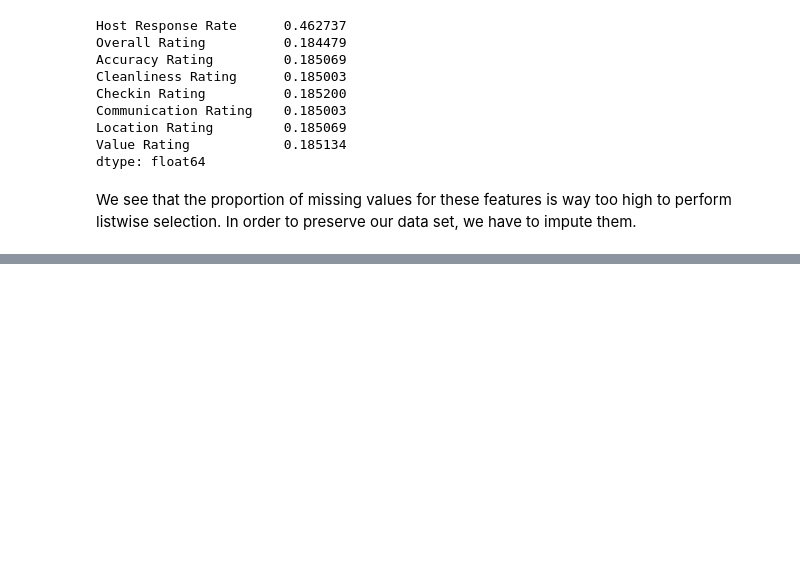
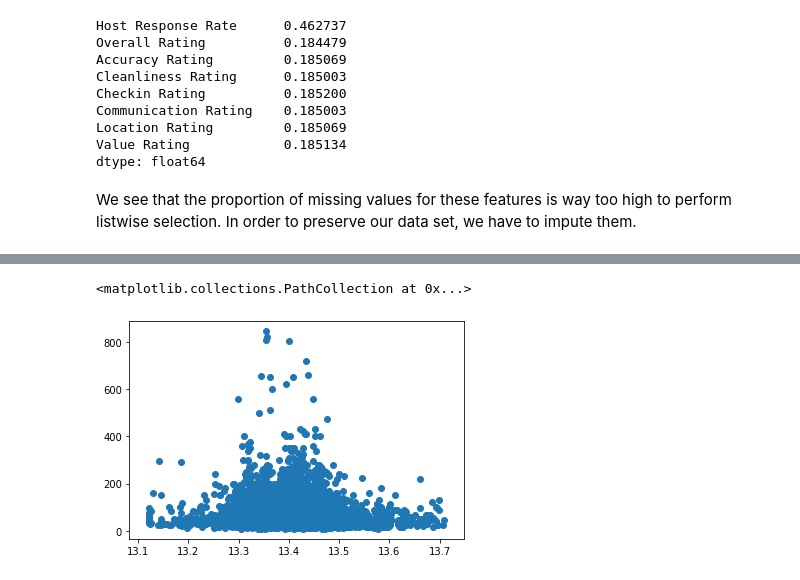
Before and after one commit to paulberard/airbnb-price-prediction-model, a Jupyter notebook: notebooks/paul/Airbnb-Price-Prediction-Paul.ipynb, the cells around one changed output, grey strips where cells are left out. Saved outputs shown, nothing was run; the diff lists cells and outputs as text; code cells hidden in the pictures; blank space fills up the shorter version.

```diff
--- a/notebooks/paul/Airbnb-Price-Prediction-Paul.ipynb
+++ b/notebooks/paul/Airbnb-Price-Prediction-Paul.ipynb
@@ -259,0 +561,5 @@ We see that the proportion of missing values for these features is way too high
+# %%
+plt.scatter(train_set['Longitude'], train_set['Price'])
+# %% [output]
+<matplotlib.collections.PathCollection at 0x...>
+[figure, added]
```
Also changed, not shown: parts of 37 cells of this notebook.
